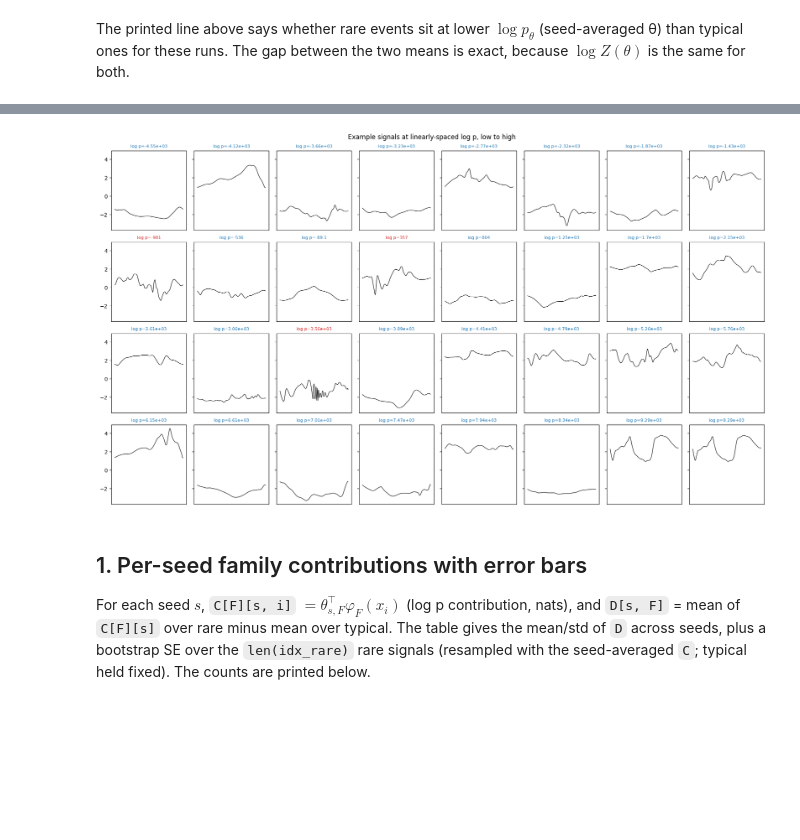
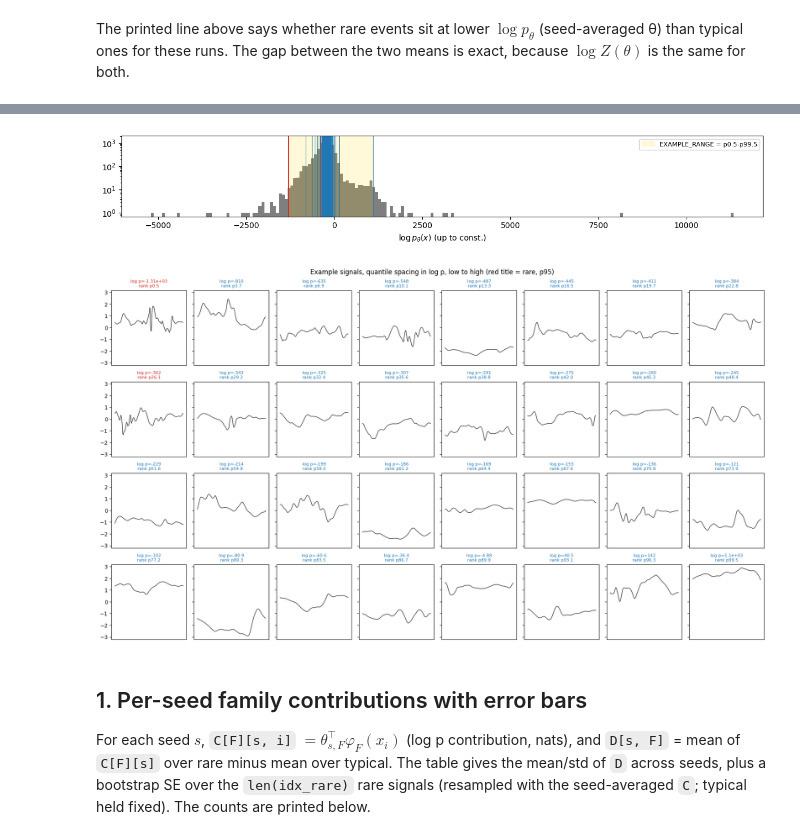
Before and after one commit to zelk-oss/MGD-for-Maximum-Entropy-Generation, a Jupyter notebook: turbulence/turb_theta_reg_rare_typical_sep.ipynb, the cells around one changed output, grey strips where cells are left out. Cells and saved outputs as stored; diff of their text form; code cells hidden in the pictures; blank space fills up the shorter version.

```diff
--- a/turbulence/turb_theta_reg_rare_typical_sep.ipynb
+++ b/turbulence/turb_theta_reg_rare_typical_sep.ipynb
@@ -416,17 +455,19 @@ def extract_rare_typical(Data, criterion='percentile', std_threshold=40,
     idx_typical = torch.nonzero(~is_rare).flatten().tolist()
     return idx_typical, idx_rare, info
 
-idx_typical, idx_rare, info_split = extract_rare_typical(x1, criterion='percentile', percentile=95)
+idx_typical, idx_rare, info_split = extract_rare_typical(x1, criterion='percentile', percentile=PERCENTILE)
 category_indices = {'typical': idx_typical, 'rare': idx_rare}
 category_colors = {'typical': 'tab:blue', 'rare': 'tab:red'}
-cutoff_p95 = info_split['cutoff']   # x1 (normalized) units
-print(f"Whole dataset (n1={n1}) split on x1: typical {len(idx_typical)}, rare {len(idx_rare)} | "
-      f"cutoff (p{info_split['percentile']}) = {cutoff_p95:.4g} in x1 units")
+rare_set = set(idx_rare)
+cutoff_rare = info_split['cutoff']   # x1 (normalized) units
+P_LABEL = f'p{PERCENTILE:g}'
+print(f"Whole dataset (n1={n1}) split on x1 at {P_LABEL}: typical {len(idx_typical)}, rare {len(idx_rare)} | "
+      f"cutoff = {cutoff_rare:.4g} in x1 units")
 
 # Previous split, on un-normalized Data[:n1] -- only to report what changed.
-_, idx_rare_old, info_old = extract_rare_typical(Data[:n1], criterion='percentile', percentile=95)
+_, idx_rare_old, info_old = extract_rare_typical(Data[:n1], criterion='percentile', percentile=PERCENTILE)
 print(f"Old split on Data[:n1]: rare {len(idx_rare_old)}, cutoff (p{info_old['percentile']}) = "
       f"{info_old['cutoff']:.4g} in Data units | overlap with new rare set: "
       f"{len(set(idx_rare) & set(idx_rare_old))}/{len(idx_rare)} | cutoff ratio old/new = "
-      f"{info_old['cutoff'] / cutoff_p95:.4g} vs Data[:n1].std() = {Data[:n1].std().item():.4g}")
+      f"{info_old['cutoff'] / cutoff_rare:.4g} vs Data[:n1].std() = {Data[:n1].std().item():.4g}")
 # %% [output]
@@ -606,25 +712,47 @@ The printed line above says whether rare events sit at lower $\log p_\theta$ (se
 # %%
-n_examples = 32 # any number; wraps at 8 per row
+logp_all = np.asarray(total_log_p_unnorm, dtype=float)
+lo_q, hi_q = EXAMPLE_RANGE
+order = np.argsort(logp_all)                                   # signal indices, low to high log p
+rank_lo, rank_hi = (int(round(q / 100 * (n1 - 1))) for q in (lo_q, hi_q))
+if EXAMPLE_SPACING == 'quantile':
+    ranks = np.unique(np.linspace(rank_lo, rank_hi, N_EXAMPLES).round().astype(int))
+    example_idx = order[ranks]
+elif EXAMPLE_SPACING == 'linear':
+    targets = np.linspace(logp_all[order[rank_lo]], logp_all[order[rank_hi]], N_EXAMPLES)
+    nearest = [int(np.argmin(np.abs(logp_all - t))) for t in targets]
+    example_idx = np.array(list(dict.fromkeys(nearest)))      # drop repeats, keep order
+    if len(example_idx) < N_EXAMPLES:
+        print(f"linear spacing: {N_EXAMPLES - len(example_idx)} targets hit an already-shown signal, dropped")
+else:
+    raise ValueError(f"EXAMPLE_SPACING must be 'quantile' or 'linear', got {EXAMPLE_SPACING!r}")
+rank_of = np.empty(n1, dtype=int); rank_of[order] = np.arange(n1)
+
+# Where the examples sit in the log p distribution
+fig, ax = plt.subplots(figsize=(12, 2.2))
+ax.hist(logp_all, bins=200, color='tab:gray')
+for i in example_idx:
+    ax.axvline(logp_all[i], color=category_colors['rare' if i in rare_set else 'typical'], lw=0.8)
+ax.axvspan(logp_all[order[rank_lo]], logp_all[order[rank_hi]], color='gold', alpha=0.15,
+           label=f'EXAMPLE_RANGE = p{lo_q:g}-p{hi_q:g}')
+ax.set_yscale('log'); ax.set_xlabel(r'$\log p_\theta(x)$ (up to const.)'); ax.legend(fontsize=8)
+fig.tight_layout(); plt.show()
+
 n_cols = 8
-n_rows = math.ceil(n_examples / n_cols)
-
-logp_targets = np.linspace(total_log_p_unnorm.min()//3, total_log_p_unnorm.max()//3, n_examples)
-example_idx = [int(np.argmin(np.abs(total_log_p_unnorm - t))) for t in logp_targets]
-
-fig, axes = plt.subplots(n_rows, n_cols, figsize=(2.2 * n_cols, 2.5 * n_rows), sharey=True, squeeze=False)
-for i, idx in enumerate(example_idx):
-    ax = axes[i // n_cols][i % n_cols]
-    ax.plot(x1[idx, 0].cpu().numpy(), lw=0.8, color='black')
-    label_color = category_colors['rare'] if idx in set(idx_rare) else category_colors['typical']
-    ax.set_title(f'log p={total_log_p_unnorm[idx]:.3g}', fontsize=8, color=label_color)
+n_rows = math.ceil(len(example_idx) / n_cols)
+fig, axes = plt.subplots(n_rows, n_cols, figsize=(2.2 * n_cols, 2.5 * n_rows), sharey=EXAMPLE_SHAREY, squeeze=False)
+for k, i in enumerate(example_idx):
+    ax = axes[k // n_cols][k % n_cols]
+    ax.plot(x1[i, 0].cpu().numpy(), lw=0.8, color='black')
+    ax.set_title(f'log p={logp_all[i]:.3g}\nrank p{100 * rank_of[i] / (n1 - 1):.1f}', fontsize=8,
+                 color=category_colors['rare' if i in rare_set else 'typical'])
     ax.set_xticks([])
-for j in range(n_examples, n_rows * n_cols):
+for j in range(len(example_idx), n_rows * n_cols):
     axes[j // n_cols][j % n_cols].axis('off')
-fig.suptitle('Example signals at linearly-spaced log p, low to high')
-fig.tight_layout()
-plt.show()
+fig.suptitle(f'Example signals, {EXAMPLE_SPACING} spacing in log p, low to high (red title = rare, {P_LABEL})')
+fig.tight_layout(); plt.show()
 # %% [output]
-[figure, old version]
+[figure, new version]
+[figure, added]
 # %% [markdown]
 ## 1. Per-seed family contributions with error bars
 
```
Also changed, not shown: parts of 24 cells of this notebook, 12 other files.
